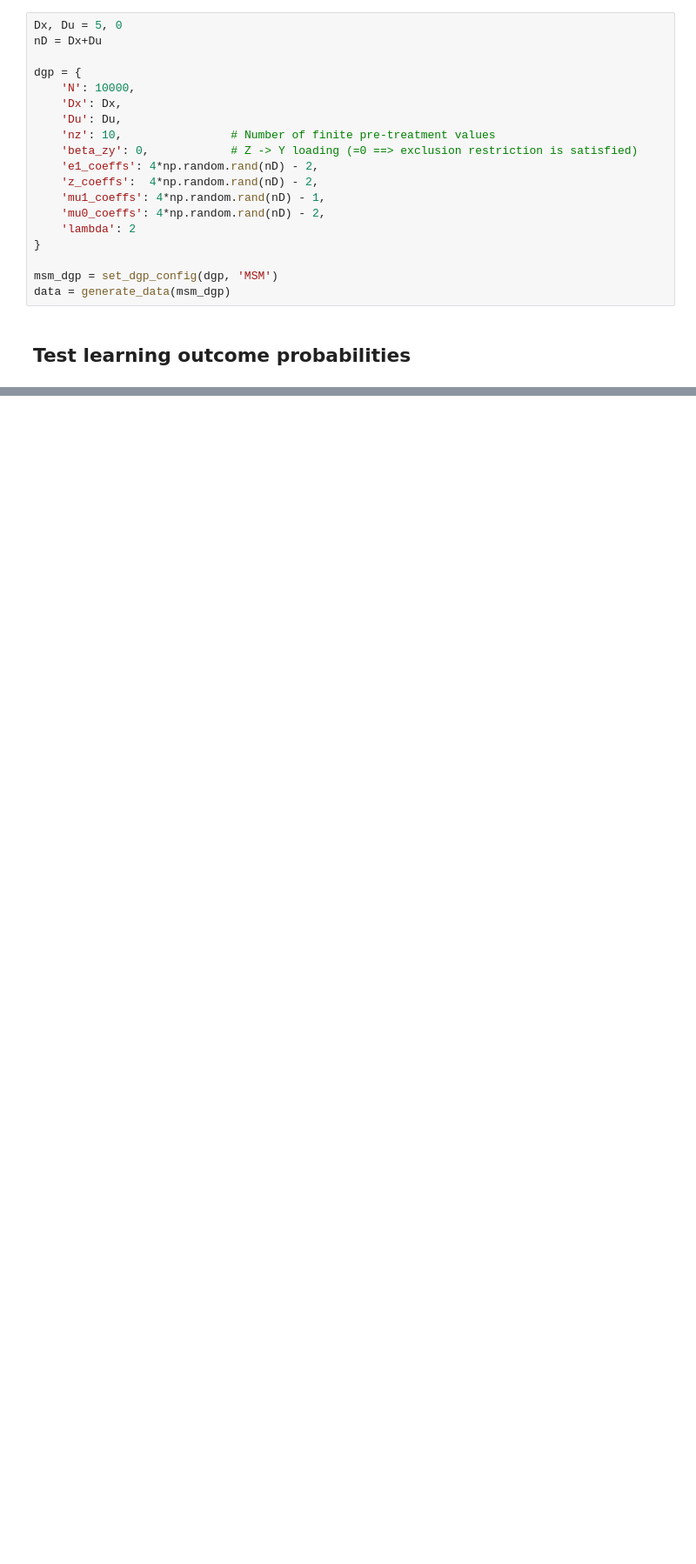
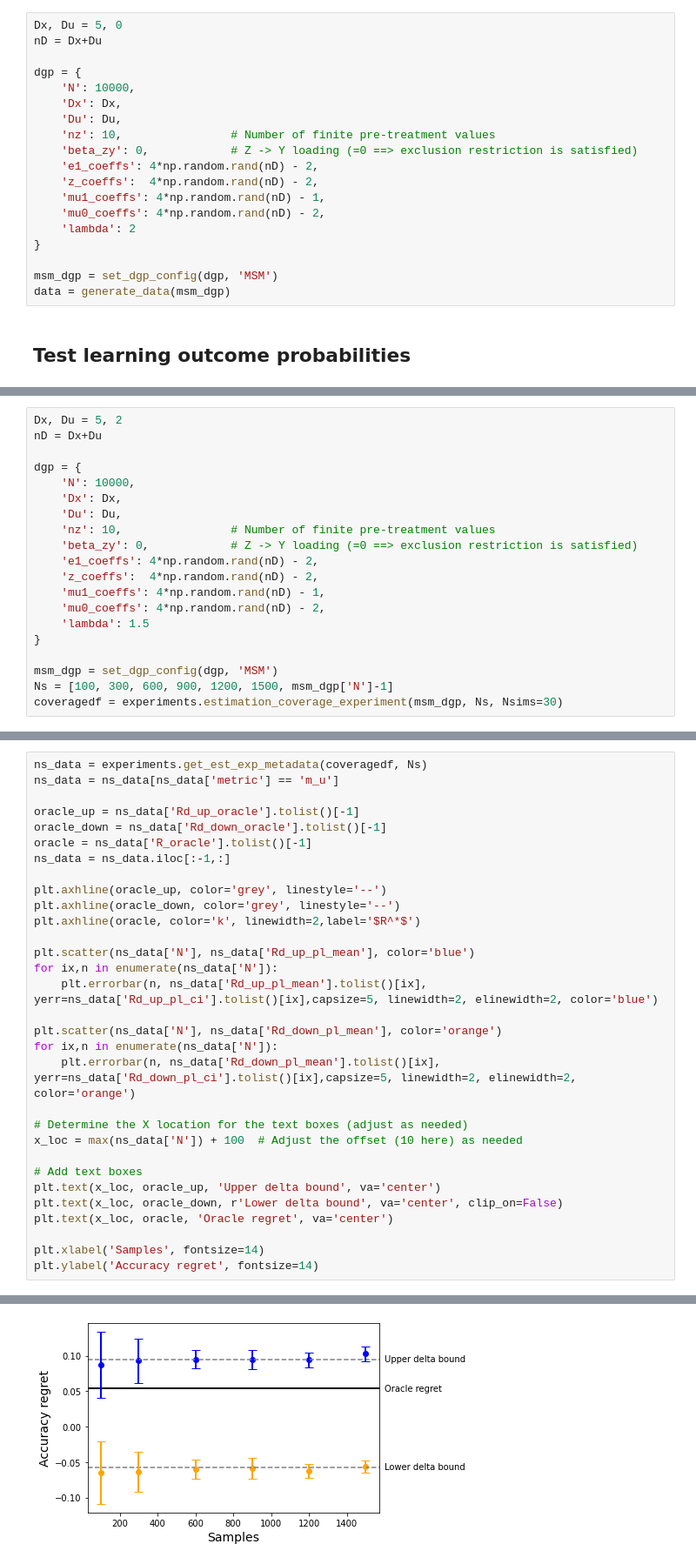
Before and after one commit to lguerdan/policy_comparison_under_confounding, a Jupyter notebook: synthetic_experiments_v2.ipynb, the cells around one changed output, grey strips where cells are left out. Shown at 87% size. Drawn from its saved outputs; the diff is of its cells as text; blank space fills up the shorter version.

```diff
--- a/synthetic_experiments_v2.ipynb
+++ b/synthetic_experiments_v2.ipynb
@@ -99,0 +97,20 @@ propensitiy error: 0.04631290012675445
+# %%
+Dx, Du = 5, 2
+nD = Dx+Du
+
+dgp = {
+    'N': 10000,
+    'Dx': Dx,
+    'Du': Du,
+    'nz': 10,                # Number of finite pre-treatment values
+    'beta_zy': 0,            # Z -> Y loading (=0 ==> exclusion restriction is satisfied)
+    'e1_coeffs': 4*np.random.rand(nD) - 2,
+    'z_coeffs':  4*np.random.rand(nD) - 2,
+    'mu1_coeffs': 4*np.random.rand(nD) - 1,
+    'mu0_coeffs': 4*np.random.rand(nD) - 2,
+    'lambda': 1.5
+}
+
+msm_dgp = set_dgp_config(dgp, 'MSM')
+Ns = [100, 300, 600, 900, 1200, 1500, msm_dgp['N']-1]
+coveragedf = experiments.estimation_coverage_experiment(msm_dgp, Ns, Nsims=30)
@@ -99,0 +135,32 @@ propensitiy error: 0.04631290012675445
+# %%
+ns_data = experiments.get_est_exp_metadata(coveragedf, Ns)
+ns_data = ns_data[ns_data['metric'] == 'm_u']
+
+oracle_up = ns_data['Rd_up_oracle'].tolist()[-1]
+oracle_down = ns_data['Rd_down_oracle'].tolist()[-1]
+oracle = ns_data['R_oracle'].tolist()[-1]
+ns_data = ns_data.iloc[:-1,:]
+
+plt.axhline(oracle_up, color='grey', linestyle='--')
+plt.axhline(oracle_down, color='grey', linestyle='--')
+plt.axhline(oracle, color='k', linewidth=2,label='$R^*$')
+
+plt.scatter(ns_data['N'], ns_data['Rd_up_pl_mean'], color='blue')
+for ix,n in enumerate(ns_data['N']):
+    plt.errorbar(n, ns_data['Rd_up_pl_mean'].tolist()[ix], yerr=ns_data['Rd_up_pl_ci'].tolist()[ix],capsize=5, linewidth=2, elinewidth=2, color='blue')
+
+plt.scatter(ns_data['N'], ns_data['Rd_down_pl_mean'], color='orange')
+for ix,n in enumerate(ns_data['N']):
+    plt.errorbar(n, ns_data['Rd_down_pl_mean'].tolist()[ix], yerr=ns_data['Rd_down_pl_ci'].tolist()[ix],capsize=5, linewidth=2, elinewidth=2, color='orange')
+
+# Determine the X location for the text boxes (adjust as needed)
+x_loc = max(ns_data['N']) + 100  # Adjust the offset (10 here) as needed
+
+# Add text boxes
+plt.text(x_loc, oracle_up, 'Upper delta bound', va='center')
+plt.text(x_loc, oracle_down, r'Lower delta bound', va='center', clip_on=False)
+plt.text(x_loc, oracle, 'Oracle regret', va='center')
+
+plt.xlabel('Samples', fontsize=14)
+plt.ylabel('Accuracy regret', fontsize=14)
+# %% [output]
@@ -99,0 +168 @@ propensitiy error: 0.04631290012675445
+[figure, added]
```
Also changed, not shown: parts of 12 cells of this notebook, 3 other files.
